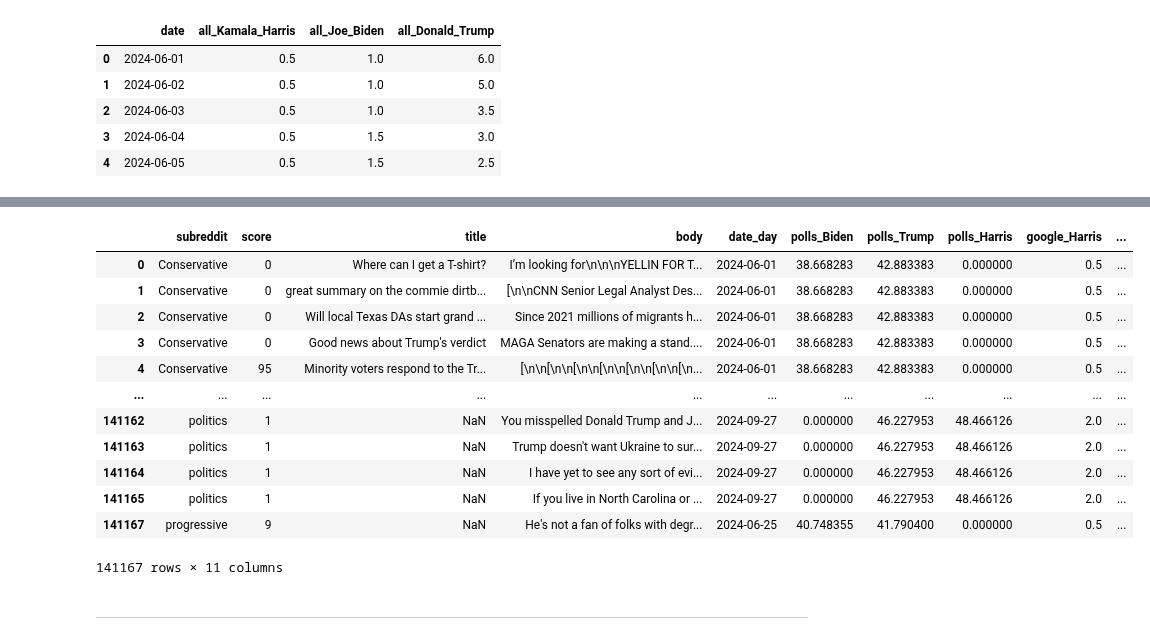
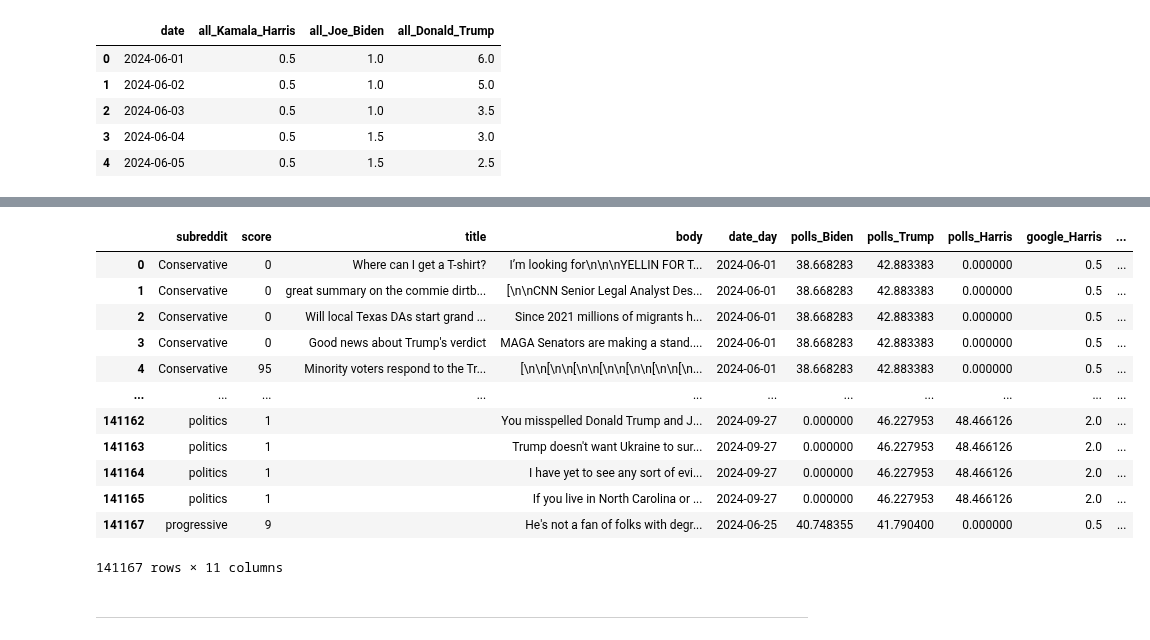
Before and after one commit to bnvulpe/votecore, a Jupyter notebook: scripts/dataset_creation.ipynb, the cells around one changed output, grey strips where cells are left out. Saved outputs shown, nothing was run; the diff lists cells and outputs as text; code cells hidden in the pictures.

```diff
--- a/scripts/dataset_creation.ipynb
+++ b/scripts/dataset_creation.ipynb
@@ -297,32 +297,35 @@ json_data = json.load(open(os.path.join(output_dir, "full_dataset.json")))
 # %%
 # json to df where column title is NaN show as ' '
 import pandas as pd
 df = pd.DataFrame(json_data)
 
 # drop columns name, datetime, post_id, id, parent
 # drop ratio, upvotes, type
 df.drop(columns=["name", "datetime", "post_id", "id", "parent", "ratio", "upvotes", "type"], inplace=True)
 
 # filter by date_day if day being <= 2024-09-27
 df = df[df["date_day"] <= "2024-09-27"]
 
 # Apply .fillna(0) to 'polls_Biden' and 'polls_Harris' columns
 df.loc[:, ['polls_Biden', 'polls_Harris']] = df.loc[:, ['polls_Biden', 'polls_Harris']].fillna(0)
 
+# Apply .fillna(' ') to 'title' column
+df['title'] = df['title'].fillna(' ')
+
 df
 # %% [output]
 |  | subreddit | score | title | body | date_day | polls_Biden | polls_Trump | polls_Harris | google_Harris | ... |
 | 0 | Conservative | 0 | Where can I get a T-shirt? | I’m looking for\n\n\nYELLIN FOR T... | 2024-06-01 | 38.668283 | 42.883383 | 0.000000 | 0.5 | ... |
 | 1 | Conservative | 0 | great summary on the commie dirtb... | [\n\nCNN Senior Legal Analyst Des... | 2024-06-01 | 38.668283 | 42.883383 | 0.000000 | 0.5 | ... |
 | 2 | Conservative | 0 | Will local Texas DAs start grand ... | Since 2021 millions of migrants h... | 2024-06-01 | 38.668283 | 42.883383 | 0.000000 | 0.5 | ... |
 | 3 | Conservative | 0 | Good news about Trump's verdict | MAGA Senators are making a stand.... | 2024-06-01 | 38.668283 | 42.883383 | 0.000000 | 0.5 | ... |
 | 4 | Conservative | 95 | Minority voters respond to the Tr... | [\n\n[\n\n[\n\n[\n\n[\n\n[\n\n[\n... | 2024-06-01 | 38.668283 | 42.883383 | 0.000000 | 0.5 | ... |
 | ... | ... | ... | ... | ... | ... | ... | ... | ... | ... | ... |
-| 141162 | politics | 1 | NaN | You misspelled Donald Trump and J... | 2024-09-27 | 0.000000 | 46.227953 | 48.466126 | 2.0 | ... |
-| 141163 | politics | 1 | NaN | Trump doesn't want Ukraine to sur... | 2024-09-27 | 0.000000 | 46.227953 | 48.466126 | 2.0 | ... |
-| 141164 | politics | 1 | NaN | I have yet to see any sort of evi... | 2024-09-27 | 0.000000 | 46.227953 | 48.466126 | 2.0 | ... |
-| 141165 | politics | 1 | NaN | If you live in North Carolina or ... | 2024-09-27 | 0.000000 | 46.227953 | 48.466126 | 2.0 | ... |
-| 141167 | progressive | 9 | NaN | He's not a fan of folks with degr... | 2024-06-25 | 40.748355 | 41.790400 | 0.000000 | 0.5 | ... |
+| 141162 | politics | 1 |  | You misspelled Donald Trump and J... | 2024-09-27 | 0.000000 | 46.227953 | 48.466126 | 2.0 | ... |
+| 141163 | politics | 1 |  | Trump doesn't want Ukraine to sur... | 2024-09-27 | 0.000000 | 46.227953 | 48.466126 | 2.0 | ... |
+| 141164 | politics | 1 |  | I have yet to see any sort of evi... | 2024-09-27 | 0.000000 | 46.227953 | 48.466126 | 2.0 | ... |
+| 141165 | politics | 1 |  | If you live in North Carolina or ... | 2024-09-27 | 0.000000 | 46.227953 | 48.466126 | 2.0 | ... |
+| 141167 | progressive | 9 |  | He's not a fan of folks with degr... | 2024-06-25 | 40.748355 | 41.790400 | 0.000000 | 0.5 | ... |
 141167 rows × 11 columns
 # %%
 df.to_csv(os.path.join(output_dir, "final_dataset.csv"), index=False)
```
Also changed, not shown: 1 other file.
